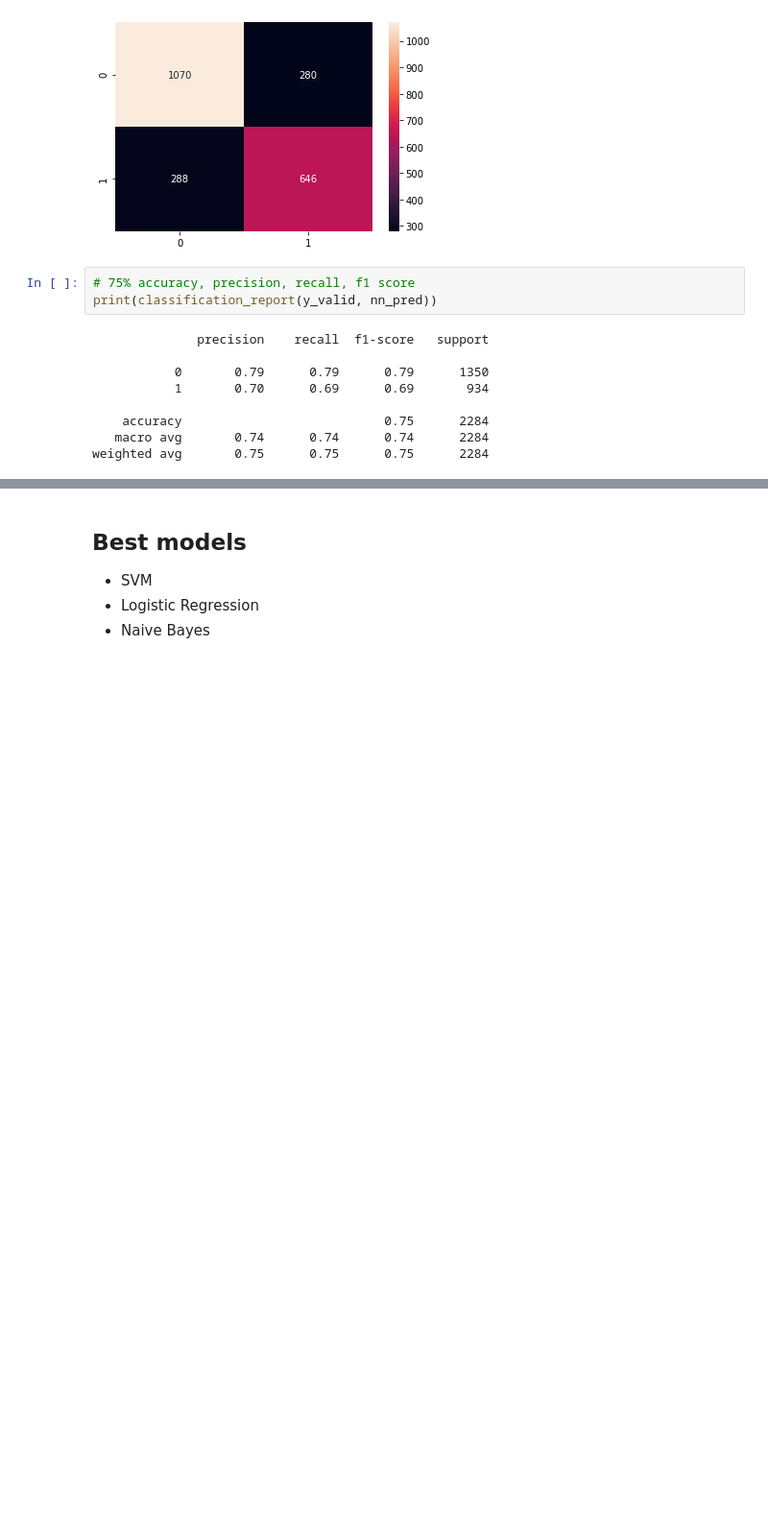
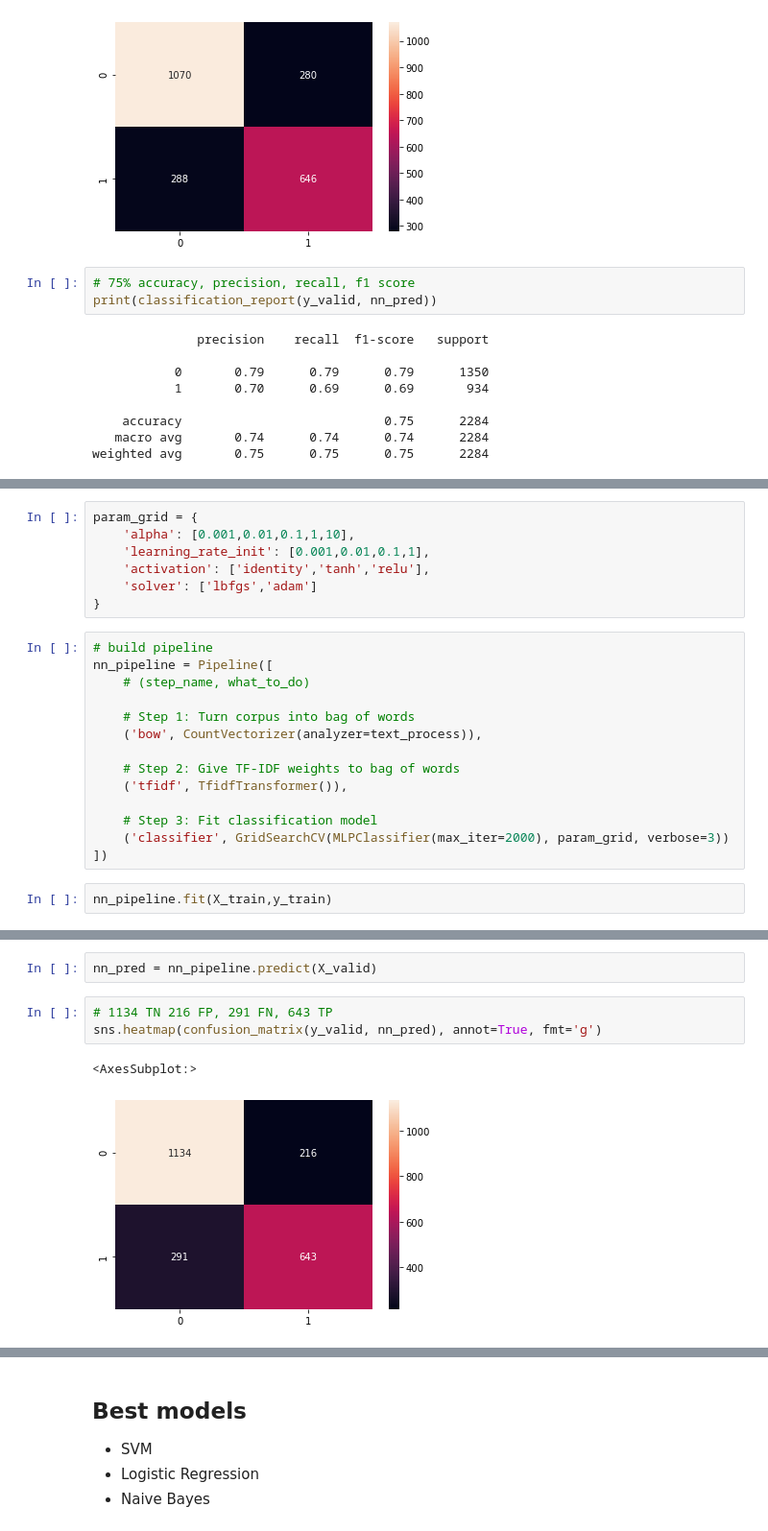
Before and after one commit to kamelCased/learningDataScience, a Jupyter notebook: Twitter NLP.ipynb, the cells around one changed output, grey strips where cells are left out. Shown at 96% size. Drawn from its saved outputs; the diff is of its cells as text; blank space fills up the shorter version.

```diff
--- a/Twitter NLP.ipynb
+++ b/Twitter NLP.ipynb
@@ -598,0 +601,23 @@ weighted avg       0.75      0.75      0.75      2284
+# %%
+param_grid = {
+    'alpha': [0.001,0.01,0.1,1,10],
+    'learning_rate_init': [0.001,0.01,0.1,1],
+    'activation': ['identity','tanh','relu'],
+    'solver': ['lbfgs','adam']
+}
+# %%
+# build pipeline
+nn_pipeline = Pipeline([
+    # (step_name, what_to_do)
+
+    # Step 1: Turn corpus into bag of words
+    ('bow', CountVectorizer(analyzer=text_process)),
+
+    # Step 2: Give TF-IDF weights to bag of words
+    ('tfidf', TfidfTransformer()),
+
+    # Step 3: Fit classification model
+    ('classifier', GridSearchCV(MLPClassifier(max_iter=2000), param_grid, verbose=3))
+])
+# %%
+nn_pipeline.fit(X_train,y_train)
@@ -598,0 +664,8 @@ weighted avg       0.75      0.75      0.75      2284
+# %%
+nn_pred = nn_pipeline.predict(X_valid)
+# %%
+# 1134 TN 216 FP, 291 FN, 643 TP
+sns.heatmap(confusion_matrix(y_valid, nn_pred), annot=True, fmt='g')
+# %% [output]
+<AxesSubplot:>
+[figure, added]
```
Also changed, not shown: parts of 6 cells of this notebook, 1 other file.
